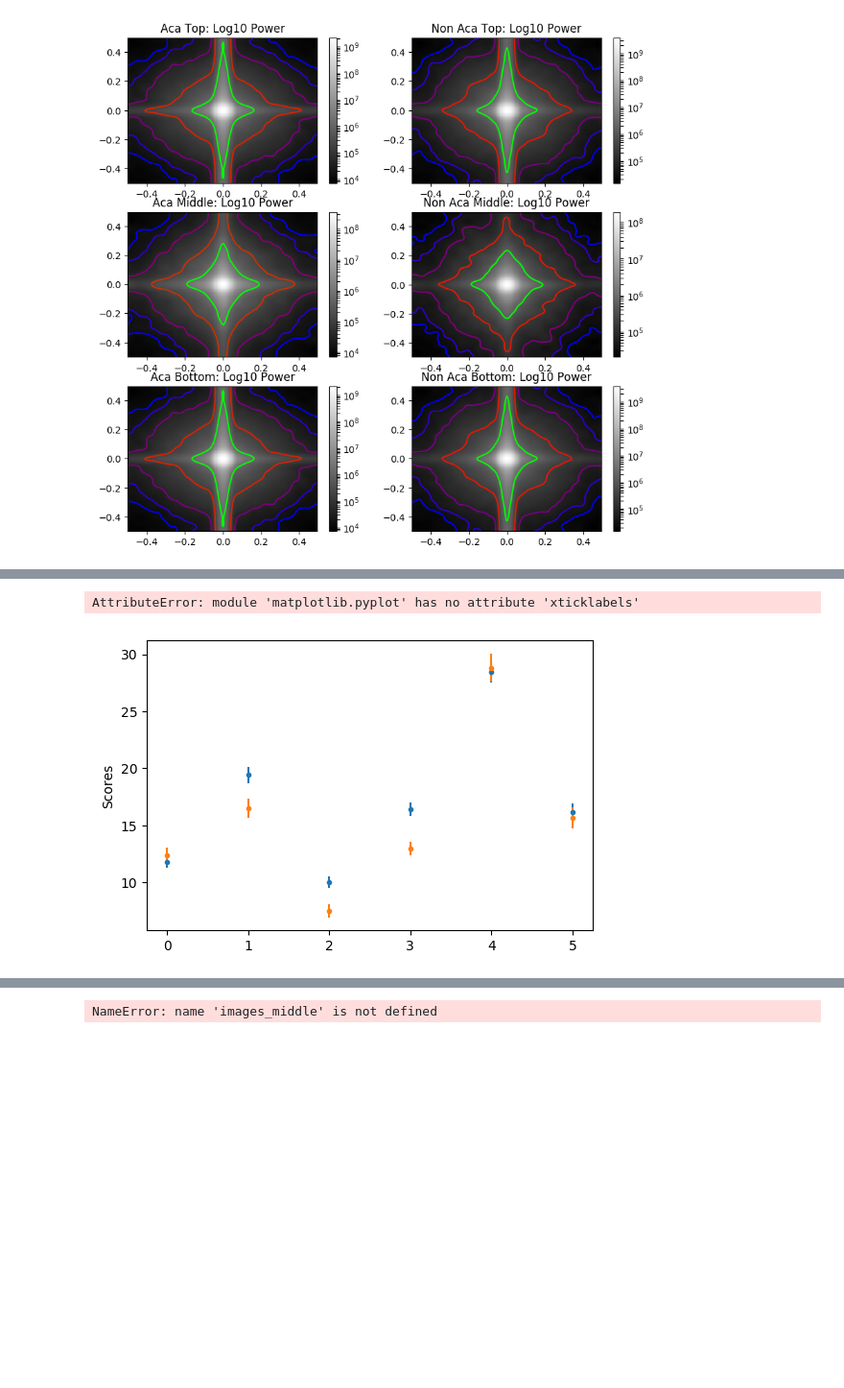
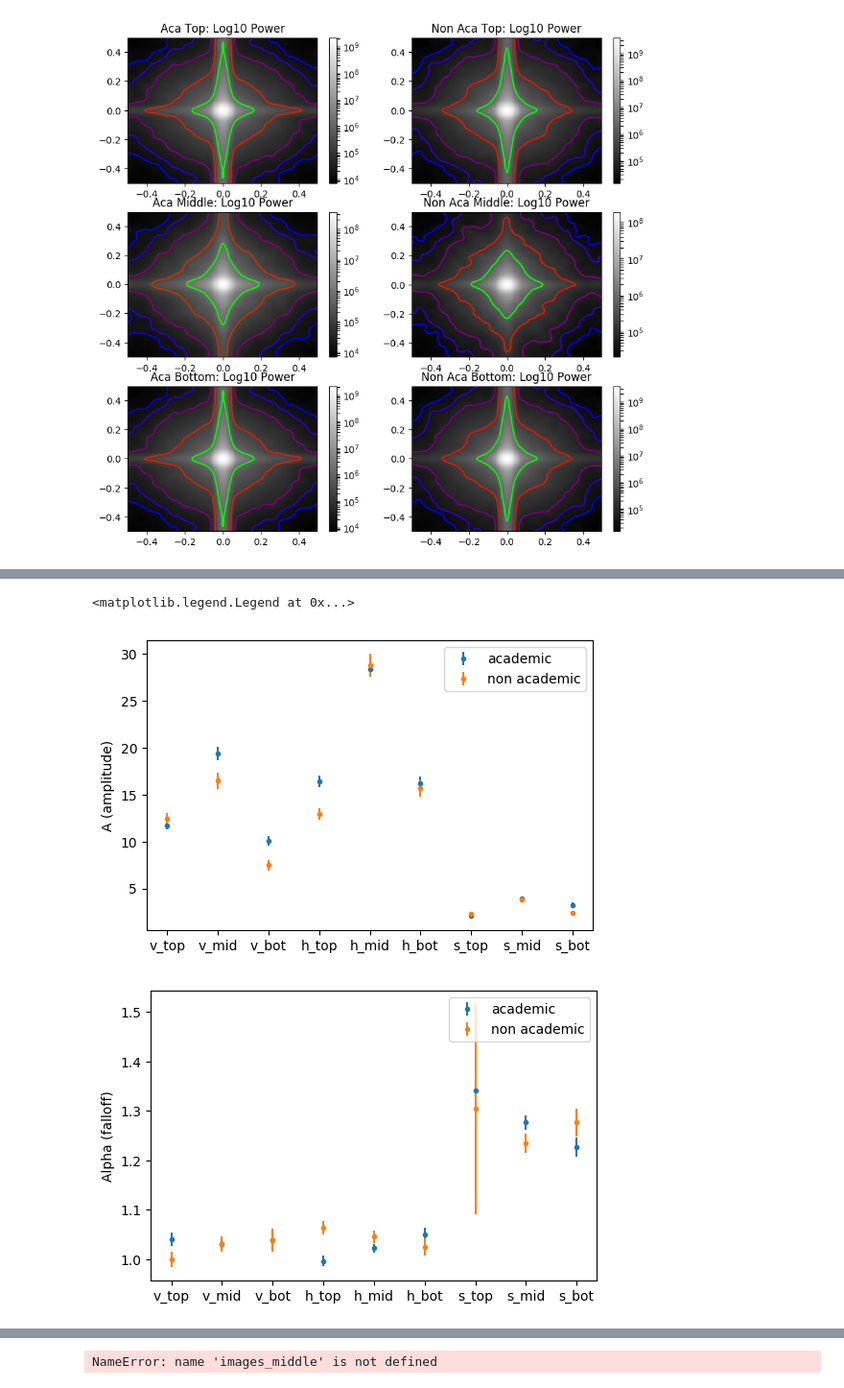
Before and after one commit to Akshugopi/myopiaNaturalScenes, a Jupyter notebook: myopiaNaturalScenes.ipynb, the cells around one changed output, grey strips where cells are left out. Shown at 96% size. Saved outputs shown, nothing was run; the diff lists cells and outputs as text; code cells hidden in the pictures; blank space fills up the shorter version.

```diff
--- a/myopiaNaturalScenes.ipynb
+++ b/myopiaNaturalScenes.ipynb
@@ -149,7 +149,7 @@ naca_images_top = cropims(naca_raw_images,min_dim,min_dim,'top')
 naca_images_bottom = cropims(naca_raw_images,min_dim,min_dim,'bottom')
 naca_images = naca_images_middle
 
-sim = naca_images[21]
+sim = naca_images[22]
 plt.subplot(1,2,2,title="Non Academic Image")
 plt.imshow(sim)
 # %% [output]
@@ -377,29 +384,37 @@ a_alpha_fits = pd.DataFrame([['a', 'vertical','top',aca_top_a[0], naca_top_a[0]]
                              ['a', 'horizontal','top', aca_top_a[1],naca_top_a[1]],
                              ['a', 'horizontal','middle', aca_middle_a[1],naca_middle_a[1]],
                              ['a', 'horizontal','bottom', aca_bottom_a[1],naca_bottom_a[1]],
-                             #['a', 'skew', aca_top_a[2]], aca_middle_a[2], aca_bottom_a[2]],
+                             ['a', 'skew', 'top', aca_top_a[2], naca_top_a[2]],
+                             ['a', 'skew', 'middle', aca_middle_a[2], naca_middle_a[2]],
+                             ['a', 'skew', 'bottom', aca_bottom_a[2], naca_bottom_a[2]],
                              ['a_se', 'vertical','top', aca_top_a_dev[0],naca_top_a_dev[0]],
                              ['a_se', 'vertical', 'middle', aca_middle_a_dev[0],naca_middle_a_dev[0]],
                              ['a_se', 'vertical', 'bottom', aca_bottom_a_dev[0],naca_bottom_a_dev[0]],
                              ['a_se', 'horizontal','top', aca_top_a_dev[1],naca_top_a_dev[1]],
                              ['a_se', 'horizontal','middle', aca_middle_a_dev[1],naca_middle_a_dev[1]],
                              ['a_se', 'horizontal','bottom', aca_bottom_a_dev[1],naca_bottom_a_dev[1]],
-                            #['a_se', 'skew', aca_top_a_dev[2], aca_middle_a_dev[2], aca_bottom_a_dev[2]],
+                             ['a_se', 'skew', 'top', aca_top_a_dev[2], naca_top_a_dev[2]],
+                             ['a_se', 'skew', 'middle', aca_middle_a_dev[2], naca_middle_a_dev[2]],
+                             ['a_se', 'skew', 'bottom', aca_bottom_a_dev[2], naca_bottom_a_dev[2]],
                              ['alpha', 'vertical', 'top', aca_top_alpha[0],naca_top_alpha[0]],
                              ['alpha', 'vertical', 'middle', aca_middle_alpha[0],naca_middle_alpha[0]],
                              ['alpha', 'vertical', 'bottom', aca_bottom_alpha[0],naca_bottom_alpha[0]],
                              ['alpha', 'horizontal', 'top', aca_top_alpha[1],naca_top_alpha[1]],
                              ['alpha', 'horizontal', 'middle', aca_middle_alpha[1],naca_middle_alpha[1]],
                              ['alpha', 'horizontal', 'bottom', aca_bottom_alpha[1],naca_bottom_alpha[1]],
-                            #['alpha', 'skew', aca_top_alpha[2], aca_middle_alpha[2], aca_bottom_alpha[2]],
+                             ['alpha', 'skew', 'top', aca_top_alpha[2], naca_top_alpha[2]],
+                             ['alpha', 'skew', 'middle', aca_middle_alpha[2], naca_middle_alpha[2]],
+                             ['alpha', 'skew', 'bottom', aca_bottom_alpha[2], naca_bottom_alpha[2]],
                              ['alpha_se', 'vertical', 'top', aca_top_alpha_dev[0],naca_top_alpha_dev[0]],
                              ['alpha_se', 'vertical', 'middle', aca_middle_alpha_dev[0],naca_middle_alpha_dev[0]],
                              ['alpha_se', 'vertical', 'bottom', aca_bottom_alpha_dev[0],naca_bottom_alpha_dev[0]],
                              ['alpha_se', 'horizontal', 'top', aca_top_alpha_dev[1],naca_top_alpha_dev[1]],
                              ['alpha_se', 'horizontal', 'middle', aca_middle_alpha_dev[1],naca_middle_alpha_dev[1]],
-                             ['alpha_se', 'horizontal', 'bottom', aca_bottom_alpha_dev[1],naca_bottom_alpha_dev[1]]
-                            #['alpha_se', 'skew', aca_top_alpha[2], aca_middle_alpha_dev[2], aca_bottom_alpha_dev[2]]
-                            ])
+                             ['alpha_se', 'horizontal', 'bottom', aca_bottom_alpha_dev[1],naca_bottom_alpha_dev[1]],
+                             ['alpha_se', 'skew', 'top', aca_top_alpha_dev[2], naca_top_a_dev[2]],
+                             ['alpha_se', 'skew', 'middle', aca_middle_alpha_dev[2], naca_middle_alpha_dev[2]],
+                             ['alpha_se', 'skew', 'bottom', aca_bottom_alpha_dev[2], naca_bottom_alpha_dev[2]]
+                             ])
 a_alpha_fits.columns = ['variable','direction','scene portion','aca','non_aca']
 a_alpha_fits
 # %% [output]
@@ -437,25 +451,29 @@ array([<matplotlib.axes._subplots.AxesSubplot object at 0x...>,
 # %%
 a_aca_vals = a['aca']
 a_aca_sds = a_alpha_fits[(a_alpha_fits.variable == 'a_se')]['aca']
 a_naca_vals = a['non_aca']
 a_naca_sds = a_alpha_fits[(a_alpha_fits.variable == 'a_se')]['non_aca']
 
 alpha_aca_vals = alpha['aca']
 alpha_aca_sds = a_alpha_fits[(a_alpha_fits.variable == 'alpha_se')]['aca']
 alpha_naca_vals = alpha['non_aca']
 alpha_naca_sds = a_alpha_fits[(a_alpha_fits.variable == 'alpha_se')]['non_aca']
 
 plt.figure()
-plt.errorbar(np.arange(6),a_aca_vals,a_aca_sds,label='academic',fmt='.')
-plt.errorbar(np.arange(6),a_naca_vals,a_naca_sds,label='non academic',fmt='.')
-plt.ylabel('Scores')
-plt.xticklabels(('G1', 'G2', 'G3', 'G4', 'G5')) ### whatsuphere
+plt.errorbar(np.arange(9),a_aca_vals,a_aca_sds,label='academic',fmt='.')
+plt.errorbar(np.arange(9),a_naca_vals,a_naca_sds,label='non academic',fmt='.')
+plt.ylabel('A (amplitude)')
+plt.xticks(np.arange(9),['v_top', 'v_mid', 'v_bot', 'h_top', 'h_mid', 'h_bot', 's_top', 's_mid', 's_bot'])
 plt.legend()
 
 plt.figure()
-plt.errorbar(np.arange(6),alpha_aca_vals,alpha_aca_sds,label='academic',fmt='.')
-plt.errorbar(np.arange(6),alpha_naca_vals,alpha_naca_sds,label='non academic',fmt='.')
+plt.errorbar(np.arange(9),alpha_aca_vals,alpha_aca_sds,label='academic',fmt='.')
+plt.errorbar(np.arange(9),alpha_naca_vals,alpha_naca_sds,label='non academic',fmt='.')
+plt.ylabel('Alpha (falloff)')
+plt.xticks(np.arange(9),['v_top', 'v_mid', 'v_bot', 'h_top', 'h_mid', 'h_bot', 's_top', 's_mid', 's_bot'])
+
 plt.legend()
 # %% [output]
-AttributeError: module 'matplotlib.pyplot' has no attribute 'xticklabels'
+<matplotlib.legend.Legend at 0x...>
-[figure, old version]
+[figure, new version]
+[figure, added]
```
Also changed, not shown: parts of 7 cells of this notebook.
